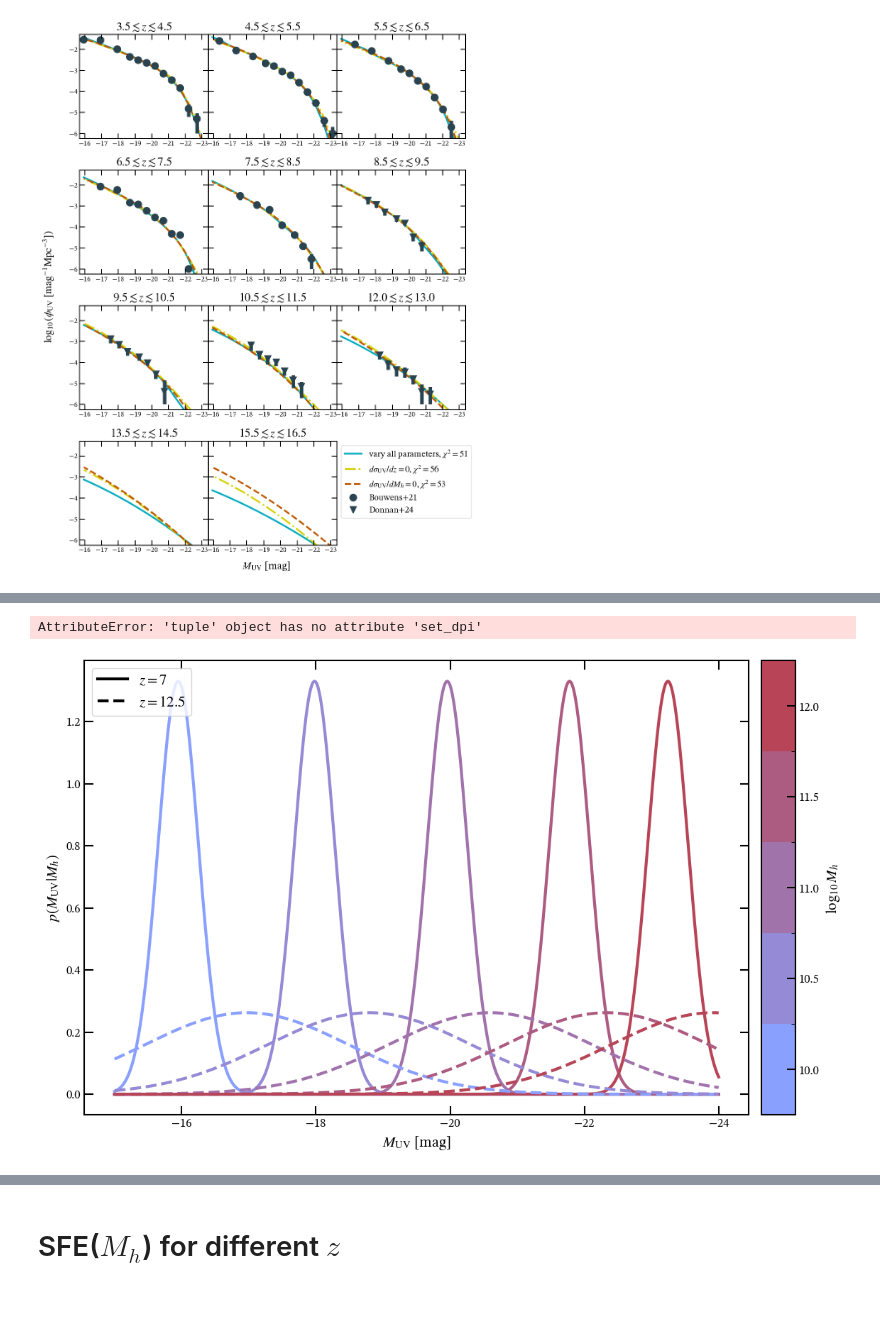
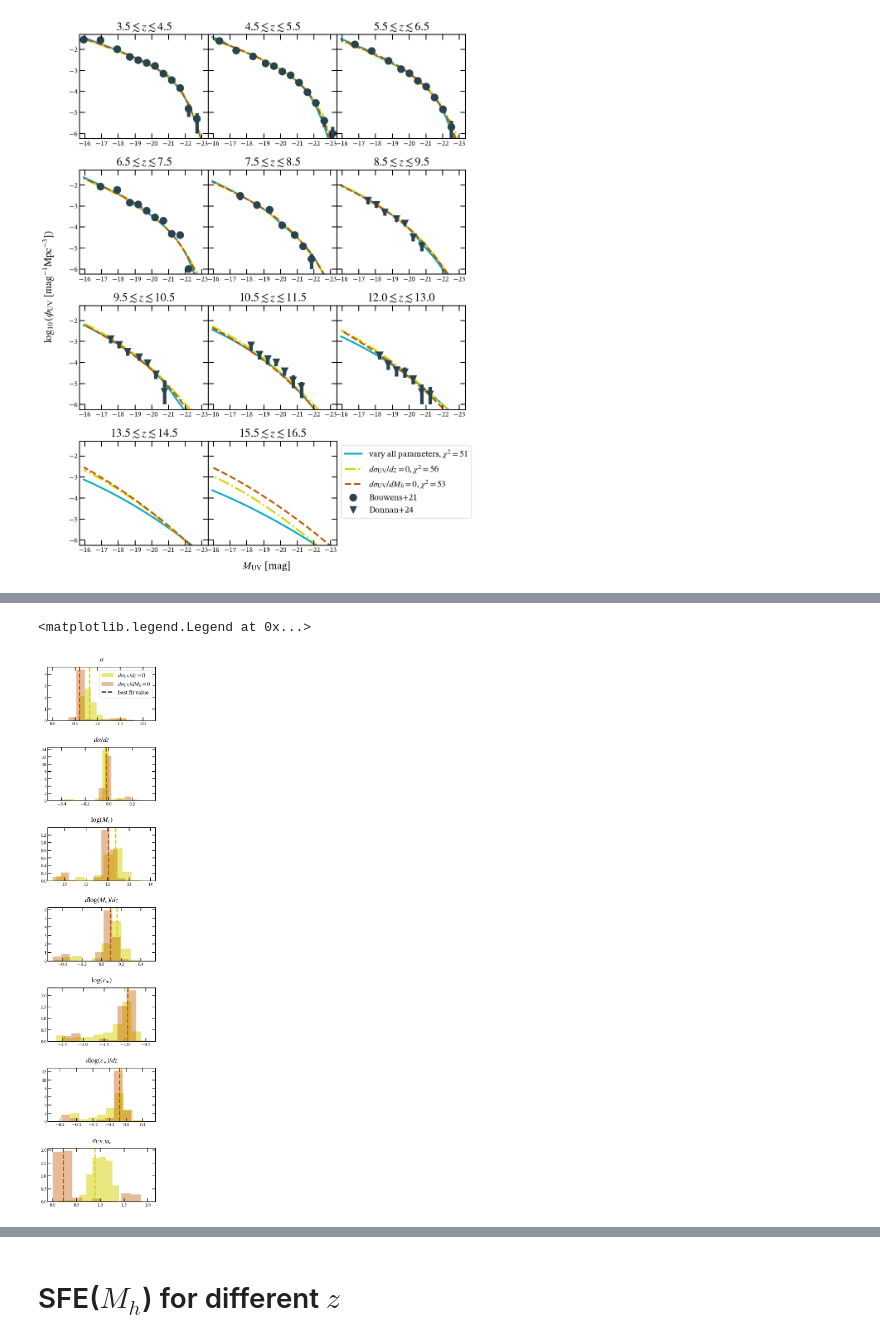
Before and after one commit to ebregou/modeling_stochasticity, a Jupyter notebook: notebooks/visualize_results.ipynb, the cells around one changed output, grey strips where cells are left out. Drawn from its saved outputs; the diff is of its cells as text; code cells hidden in the pictures; blank space fills up the shorter version.

```diff
--- a/notebooks/visualize_results.ipynb
+++ b/notebooks/visualize_results.ipynb
@@ -71,5 +54,0 @@ fig = eplots.MUV_distribution(my_UVLF, [4], best_fit, Mhtab)
-# %%
-fig = eplots.MUV_distribution(my_UVLF, [7, 12.5], other_fit, Mhtab)
-# %% [output]
-AttributeError: 'tuple' object has no attribute 'set_dpi'
-[figure, removed]
@@ -79,0 +55,29 @@ AttributeError: 'tuple' object has no attribute 'set_dpi'
+# %%
+params = eMCMC.build_param_data({'beta': {'fit':False, 'value': -0.54}, 'dbetadz': {'fit': False, 'value':0},
+                                 'dsigdz':{'fit':False, 'value':0}})
+my_UVLF_no_z = eMCMC.UVLF(sorted_data, params)
+walkers_no_z, _, _, _ = my_UVLF_no_z.get_fit(backend_file = '/Users/eb35267/Desktop/code/home/figures/force_dsigdz_0/samples.h5')
+# %%
+params = eMCMC.build_param_data({'beta': {'fit':False, 'value': -0.54}, 'dbetadz': {'fit': False, 'value':0},
+                                 'dsigdlogM':{'fit':False, 'value':0}})
+my_UVLF_no_M = eMCMC.UVLF(sorted_data, params)
+walkers_no_M, _, _, _ = my_UVLF_no_M.get_fit(backend_file = '/Users/eb35267/Desktop/code/home/figures/force_dsigdMh_0/samples.h5')
+# %%
+n = len(walkers_no_M[0][:-1])
+fig, ax = plt.subplots(n, 1)
+fig.set_size_inches(5, 25)
+plt.subplots_adjust(hspace = 0.5)
+alpha = 0.4
+for i in range(n):
+    ax[i].hist(walkers_no_z[:,i], alpha=alpha+0.1, density = True, label = r'$d\sigma_{\rm{UV}}/dz = 0$', color = eplots.yellow)
+    ax[i].axvline(no_z_ev[i], color = eplots.yellow, ls = 'dashed')
+    ax[i].hist(walkers_no_M[:,i], alpha = alpha, density = True, label = r'$d\sigma_{\rm{UV}}/dM_{h} = 0$', color = eplots.orange)
+    ax[i].axvline(no_m_ev[i], color = eplots.orange, ls = 'dashed')
+    ax[i].set_title(my_UVLF_no_M.param_data['label'][my_UVLF_no_M.fit][i])
+
+ax[0].plot(0, 0, ls = 'dashed', color = 'black', label = 'best fit value')
+
+ax[0].legend()
+# %% [output]
+<matplotlib.legend.Legend at 0x...>
+[figure, added]
```
Also changed, not shown: parts of 15 cells of this notebook, 6 other files.
